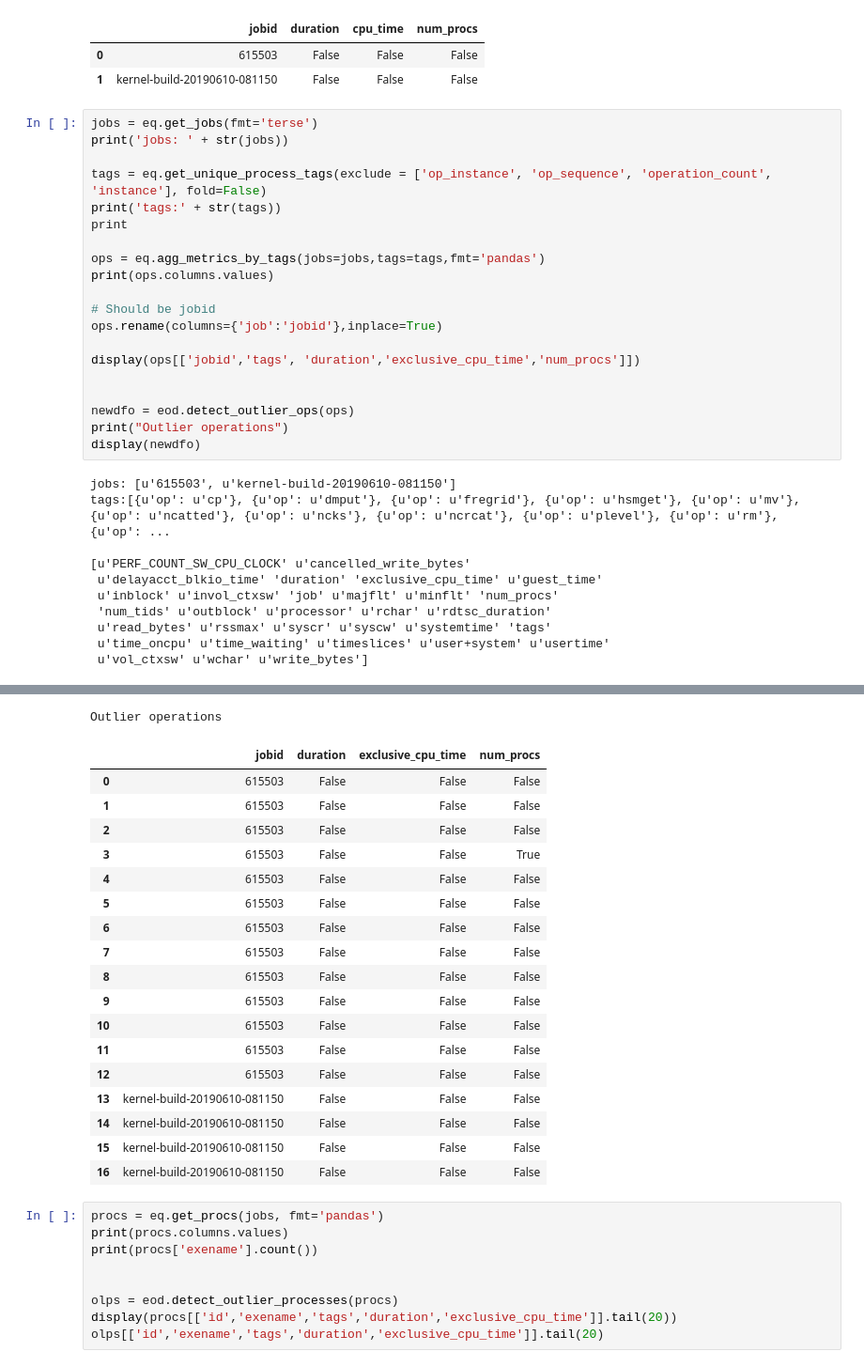
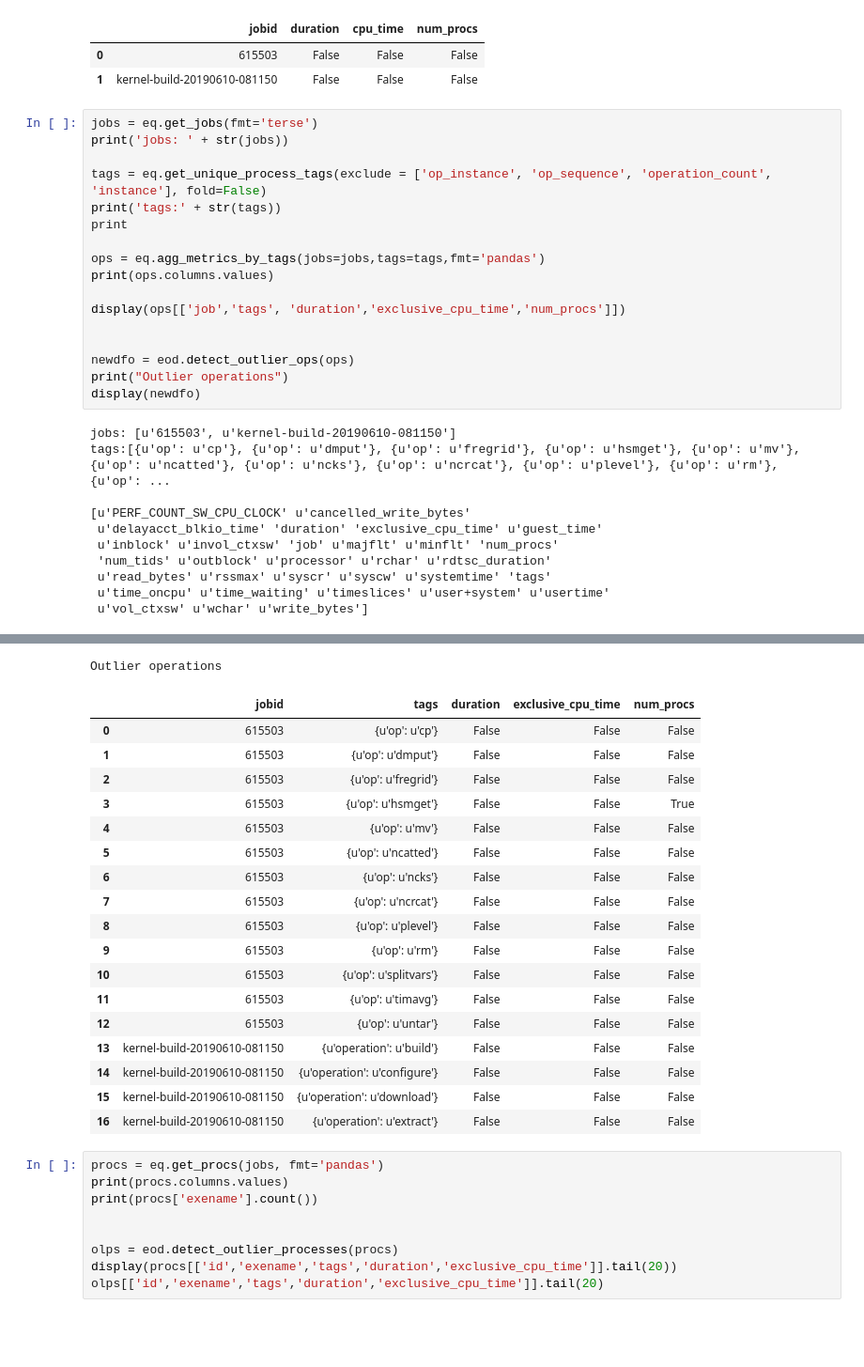
Before and after one commit to ilaflott/epmt, a Jupyter notebook: Outliers-API.ipynb, the cells around one changed output, grey strips where cells are left out. Shown at 94% size. Cells and saved outputs as stored; diff of their text form; blank space fills up the shorter version.

Commit message:
show the tags column in the output when detecting outlier by ops

```diff
--- a/Outliers-API.ipynb
+++ b/Outliers-API.ipynb
@@ -69,10 +69,7 @@ print
 ops = eq.agg_metrics_by_tags(jobs=jobs,tags=tags,fmt='pandas')
 print(ops.columns.values)
 
-# Should be jobid
-ops.rename(columns={'job':'jobid'},inplace=True)
-
-display(ops[['jobid','tags', 'duration','exclusive_cpu_time','num_procs']])
+display(ops[['job','tags', 'duration','exclusive_cpu_time','num_procs']])
 
 
 newdfo = eod.detect_outlier_ops(ops)
@@ -93,39 +90,39 @@ tags:[{u'op': u'cp'}, {u'op': u'dmput'}, {u'op': u'fregrid'}, {u'op': u'hsmget'}
 | 0 | 615503 | {u'op': u'cp'} | 1.224538e+08 | 40980648.0 | 3902 |
 | 1 | 615503 | {u'op': u'dmput'} | 2.286065e+09 | 12167869.0 | 272 |
 | 2 | 615503 | {u'op': u'fregrid'} | 3.997813e+08 | 396146734.0 | 38 |
 | 3 | 615503 | {u'op': u'hsmget'} | 2.863656e+09 | 270022419.0 | 15948 |
 | 4 | 615503 | {u'op': u'mv'} | 1.142269e+09 | 129375864.0 | 3393 |
 | 5 | 615503 | {u'op': u'ncatted'} | 3.300346e+07 | 33910501.0 | 3210 |
 | 6 | 615503 | {u'op': u'ncks'} | 5.172528e+07 | 45118505.0 | 720 |
 | 7 | 615503 | {u'op': u'ncrcat'} | 1.079935e+08 | 93014605.0 | 282 |
 | 8 | 615503 | {u'op': u'plevel'} | 2.084666e+08 | 105212285.0 | 2592 |
 | 9 | 615503 | {u'op': u'rm'} | 5.927420e+07 | 27965861.0 | 2772 |
 | 10 | 615503 | {u'op': u'splitvars'} | 5.918219e+07 | 33055315.0 | 656 |
 | 11 | 615503 | {u'op': u'timavg'} | 2.690410e+08 | 136381672.0 | 1501 |
 | 12 | 615503 | {u'op': u'untar'} | 3.460193e+06 | 2810456.0 | 120 |
 | 13 | kernel-build-20190610-081150 | {u'operation': u'build'} | 2.678545e+09 | 560272377.0 | 9549 |
 | 14 | kernel-build-20190610-081150 | {u'operation': u'configure'} | 1.033658e+08 | 11951428.0 | 1044 |
 | 15 | kernel-build-20190610-081150 | {u'operation': u'download'} | 9.839240e+06 | 1782001.0 | 1 |
 | 16 | kernel-build-20190610-081150 | {u'operation': u'extract'} | 2.475170e+07 | 17472497.0 | 2 |
 Outlier operations
-|  | jobid | duration | exclusive_cpu_time | num_procs |
-| 0 | 615503 | False | False | False |
-| 1 | 615503 | False | False | False |
-| 2 | 615503 | False | False | False |
-| 3 | 615503 | False | False | True |
-| 4 | 615503 | False | False | False |
-| 5 | 615503 | False | False | False |
-| 6 | 615503 | False | False | False |
-| 7 | 615503 | False | False | False |
-| 8 | 615503 | False | False | False |
-| 9 | 615503 | False | False | False |
-| 10 | 615503 | False | False | False |
-| 11 | 615503 | False | False | False |
-| 12 | 615503 | False | False | False |
-| 13 | kernel-build-20190610-081150 | False | False | False |
-| 14 | kernel-build-20190610-081150 | False | False | False |
-| 15 | kernel-build-20190610-081150 | False | False | False |
-| 16 | kernel-build-20190610-081150 | False | False | False |
+|  | jobid | tags | duration | exclusive_cpu_time | num_procs |
+| 0 | 615503 | {u'op': u'cp'} | False | False | False |
+| 1 | 615503 | {u'op': u'dmput'} | False | False | False |
+| 2 | 615503 | {u'op': u'fregrid'} | False | False | False |
+| 3 | 615503 | {u'op': u'hsmget'} | False | False | True |
+| 4 | 615503 | {u'op': u'mv'} | False | False | False |
+| 5 | 615503 | {u'op': u'ncatted'} | False | False | False |
+| 6 | 615503 | {u'op': u'ncks'} | False | False | False |
+| 7 | 615503 | {u'op': u'ncrcat'} | False | False | False |
+| 8 | 615503 | {u'op': u'plevel'} | False | False | False |
+| 9 | 615503 | {u'op': u'rm'} | False | False | False |
+| 10 | 615503 | {u'op': u'splitvars'} | False | False | False |
+| 11 | 615503 | {u'op': u'timavg'} | False | False | False |
+| 12 | 615503 | {u'op': u'untar'} | False | False | False |
+| 13 | kernel-build-20190610-081150 | {u'operation': u'build'} | False | False | False |
+| 14 | kernel-build-20190610-081150 | {u'operation': u'configure'} | False | False | False |
+| 15 | kernel-build-20190610-081150 | {u'operation': u'download'} | False | False | False |
+| 16 | kernel-build-20190610-081150 | {u'operation': u'extract'} | False | False | False |
 # %%
 procs = eq.get_procs(jobs, fmt='pandas')
 print(procs.columns.values)
```
Also changed, not shown: parts of 1 cell of this notebook, 1 other file.
